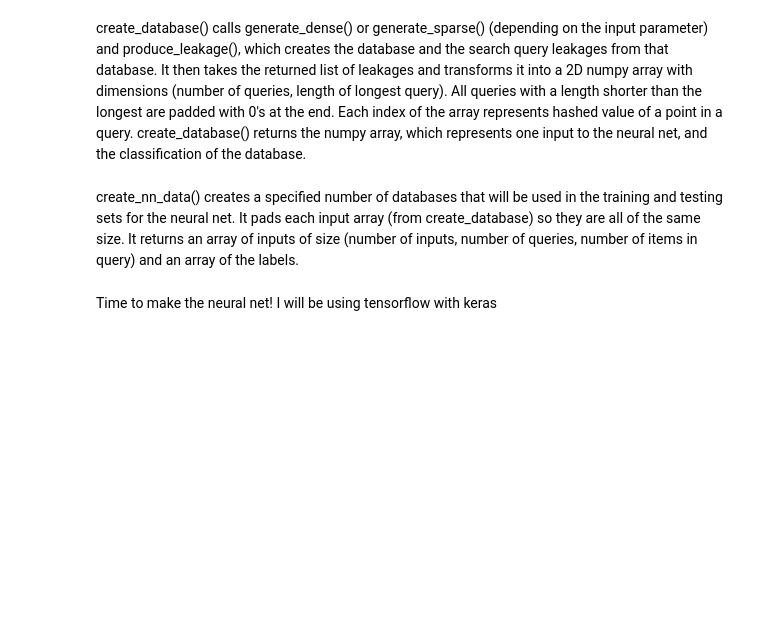
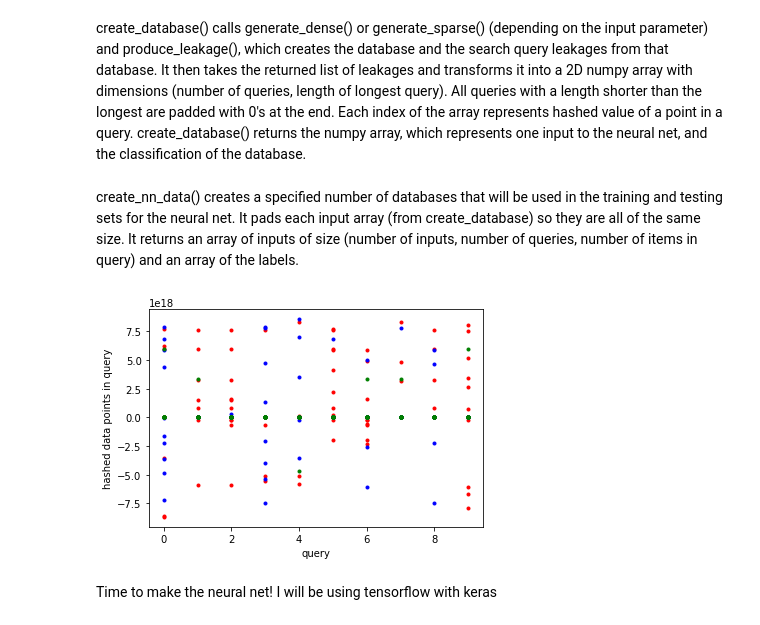
Before and after one commit to sierra187/research_fall2020, a Jupyter notebook: data_generation.ipynb, the cells around one changed output. Drawn from its saved outputs; the diff is of its cells as text; code cells hidden in the pictures; blank space fills up the shorter version.

```diff
--- a/data_generation.ipynb
+++ b/data_generation.ipynb
@@ -384,19 +449,19 @@ create_database() calls generate_dense() or generate_sparse() (depending on the
 def create_database(db_func):
   db = None
   if db_func == "latlong":
-    db = crimes_data(preprocess(crimesmap_pd)[0], 1)
+    db = crimes_data(preprocess(crimesmap_pd)[0], 1)[0]
   elif db_func == "timetype":
-    db = crimes_data(preprocess(crimesmap_pd)[1], 0)
+    db = crimes_data(preprocess(crimesmap_pd)[1], 0)[0]
   elif db_func == "dense":
-    db = generate_dense()
+    db = generate_dense()[0]
   elif db_func == "dense_exact":
-    db = generate_dense_exact()
+    db = generate_dense_exact()[0]
   elif db_func == "sparse":
-    db = generate_sparse()
+    db = generate_sparse()[0]
   elif db_func == "sparse_small":
-    db = generate_sparse_small()
+    db = generate_sparse_small()[0]
   else:
-    db = generate_sparse_cluster()
+    db = generate_sparse_cluster()[0]
 
   leakage, empty_rows, querylen = produce_leakage(db)
   if db_func == "latlong":
@@ -407,7 +472,6 @@ def create_database(db_func):
     c = classify(db)
 
   numqueries = len(leakage)
-
   input = np.empty((numqueries, querylen))
   for x in range(0, numqueries):
     q = np.array(leakage[x])
@@ -425,7 +489,7 @@ def create_database(db_func):
 # %% [markdown]
 create_nn_data() creates a specified number of databases that will be used in the training and testing sets for the neural net. It pads each input array (from create_database) so they are all of the same size. It returns an array of inputs of size (number of inputs, number of queries, number of items in query) and an array of the labels.
 # %%
-def create_nn_data(num_inputs, datatype):
+def create_nn_data(num_inputs, data_type):
   data = [] # list to store each database
   labels = np.zeros((num_inputs))
   numqueries = 0
@@ -435,7 +499,7 @@ def create_nn_data(num_inputs, datatype):
 
   # create all databases for input
   for n in range(0, num_inputs):
-    if datatype == 0:
+    if data_type == 0:
       db_func = random.choice(db_func_list)
     else:
       db_func = random.choice(crimes_func_list)
@@ -458,6 +522,20 @@ def create_nn_data(num_inputs, datatype):
     inputs[i] = d
 
   return inputs, labels
+# %%
+data, labels = create_nn_data(3, 0)
+
+def plot_hashed_query_data():
+  plt.plot(data[0, 0:10, 0:10], 'r.')
+  plt.plot(data[1, 0:10, 0:10], 'b.')
+  plt.plot(data[2, 0:10, 0:10], 'g.')
+  plt.xlabel('query')
+  plt.ylabel('hashed data points in query')
+  plt.show()
+
+plot_hashed_query_data()
+# %% [output]
+[figure, added]
 # %% [markdown]
 Time to make the neural net! I will be using tensorflow with keras
 # %%
```
Also changed, not shown: parts of 7 cells of this notebook.
